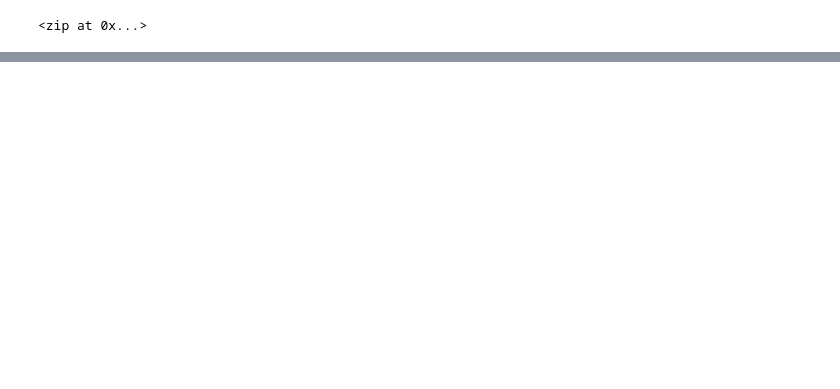
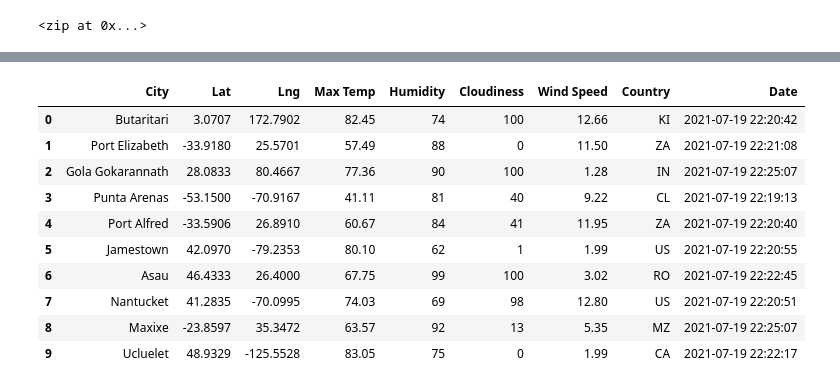
Before and after one commit to Shikharbhd/World_Weather_Analysis, a Jupyter notebook: WeatherPy.ipynb, the cells around one changed output, grey strips where cells are left out. Cells and saved outputs as stored; diff of their text form; code cells hidden in the pictures; blank space fills up the shorter version.

```diff
--- a/WeatherPy.ipynb
+++ b/WeatherPy.ipynb
@@ -36,0 +148,16 @@ len(cities)
+# %%
+# Convert the array of dictionaries to a Pandas DataFrame.
+city_data_df = pd.DataFrame(city_data)
+city_data_df.head(10)
+# %% [output]
+|  | City | Lat | Lng | Max Temp | Humidity | Cloudiness | Wind Speed | Country | Date |
+| 0 | Butaritari | 3.0707 | 172.7902 | 82.45 | 74 | 100 | 12.66 | KI | 2021-07-19 22:20:42 |
+| 1 | Port Elizabeth | -33.9180 | 25.5701 | 57.49 | 88 | 0 | 11.50 | ZA | 2021-07-19 22:21:08 |
+| 2 | Gola Gokarannath | 28.0833 | 80.4667 | 77.36 | 90 | 100 | 1.28 | IN | 2021-07-19 22:25:07 |
+| 3 | Punta Arenas | -53.1500 | -70.9167 | 41.11 | 81 | 40 | 9.22 | CL | 2021-07-19 22:19:13 |
+| 4 | Port Alfred | -33.5906 | 26.8910 | 60.67 | 84 | 41 | 11.95 | ZA | 2021-07-19 22:20:40 |
+| 5 | Jamestown | 42.0970 | -79.2353 | 80.10 | 62 | 1 | 1.99 | US | 2021-07-19 22:20:55 |
+| 6 | Asau | 46.4333 | 26.4000 | 67.75 | 99 | 100 | 3.02 | RO | 2021-07-19 22:22:45 |
+| 7 | Nantucket | 41.2835 | -70.0995 | 74.03 | 69 | 98 | 12.80 | US | 2021-07-19 22:20:51 |
+| 8 | Maxixe | -23.8597 | 35.3472 | 63.57 | 92 | 13 | 5.35 | MZ | 2021-07-19 22:25:07 |
+| 9 | Ucluelet | 48.9329 | -125.5528 | 83.05 | 75 | 0 | 1.99 | CA | 2021-07-19 22:22:17 |
```
Also changed, not shown: parts of 11 cells of this notebook.
